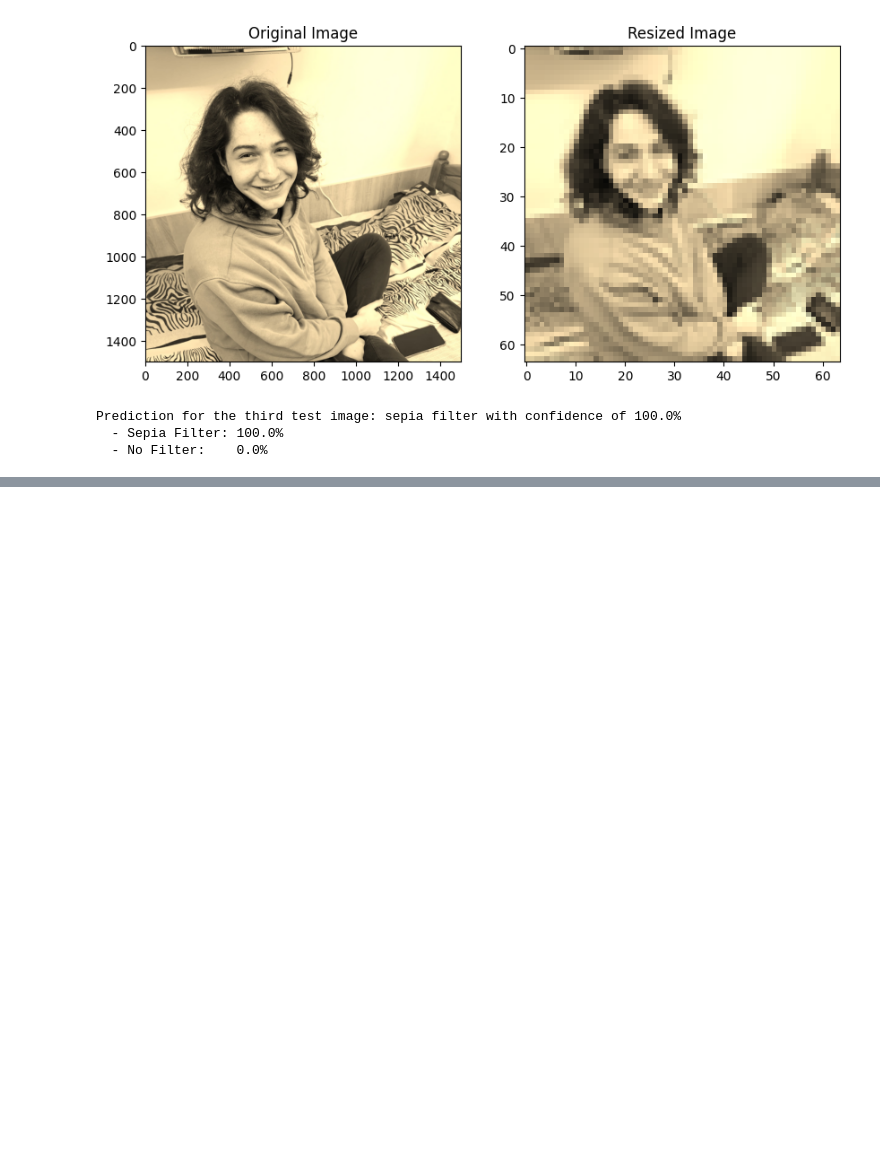
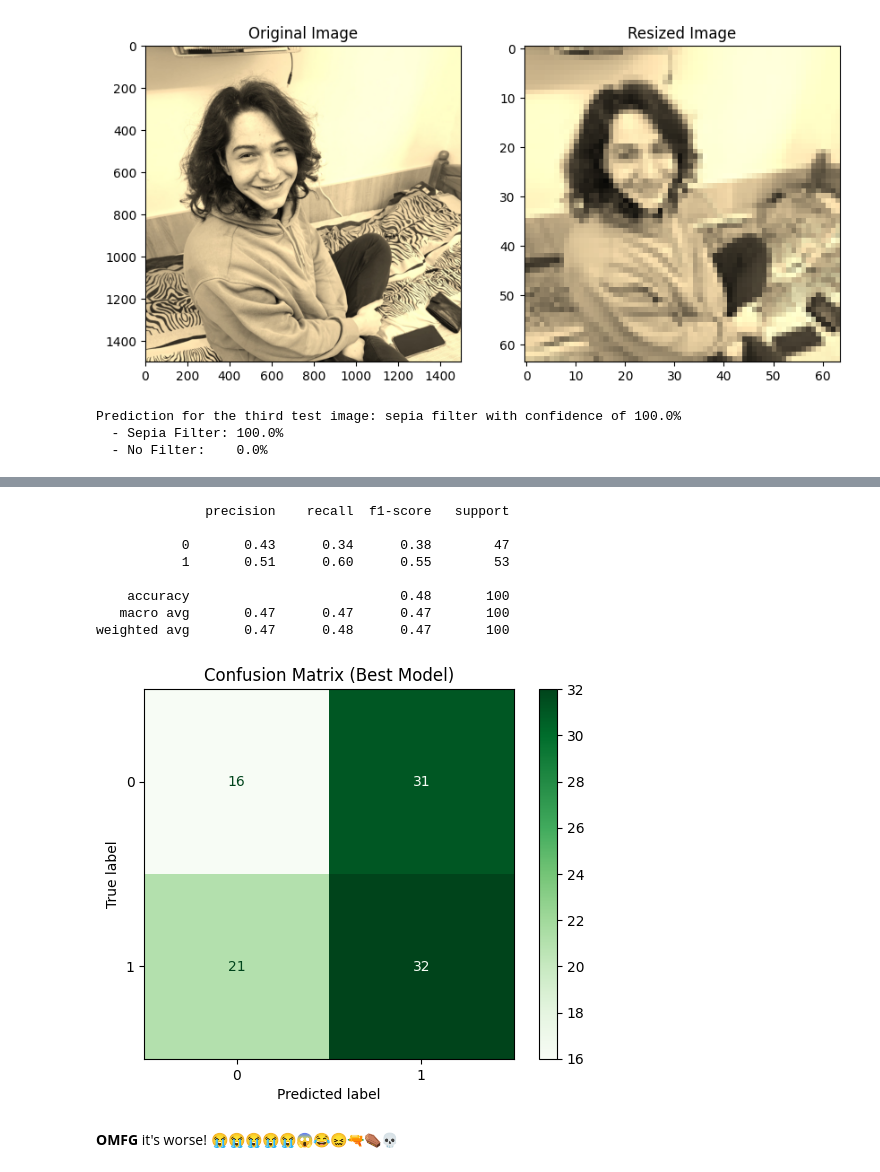
Before and after one commit to Crocodin/University_projects, a Jupyter notebook: semester 4/AI/Lab7/ANN.ipynb, the cells around one changed output, grey strips where cells are left out. Saved outputs shown, nothing was run; the diff lists cells and outputs as text; code cells hidden in the pictures; blank space fills up the shorter version.

```diff
--- a/semester 4/AI/Lab7/ANN.ipynb
+++ b/semester 4/AI/Lab7/ANN.ipynb
@@ -178,0 +291,19 @@ Even though the model predicted my tests correctly, I know it's not that good. A
+# %%
+model_best_pred = model_best.predict(X_test)
+print(classification_report(Y_test, model_best_pred))
+cm_best = confusion_matrix(Y_test, model_best_pred)
+disp_best = ConfusionMatrixDisplay(confusion_matrix=cm_best, display_labels=model.classes_).plot(cmap='Greens')
+plt.title('Confusion Matrix (Best Model)')
+plt.show()
+# %% [output]
+              precision    recall  f1-score   support
+
+           0       0.43      0.34      0.38        47
+           1       0.51      0.60      0.55        53
+
+    accuracy                           0.48       100
+   macro avg       0.47      0.47      0.47       100
+weighted avg       0.47      0.48      0.47       100
+[figure, added]
+# %% [markdown]
+**OMFG** it's worse! 😭😭😭😭😭😱😂😖🔫⚰️💀
```
Also changed, not shown: parts of 5 cells of this notebook, 1 other file.
